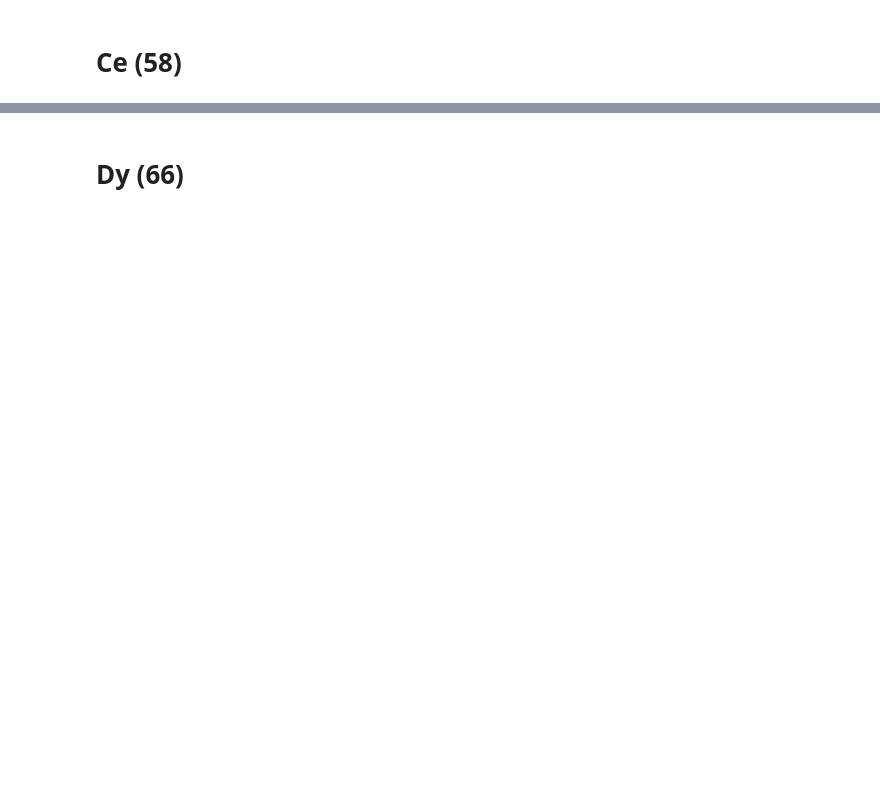
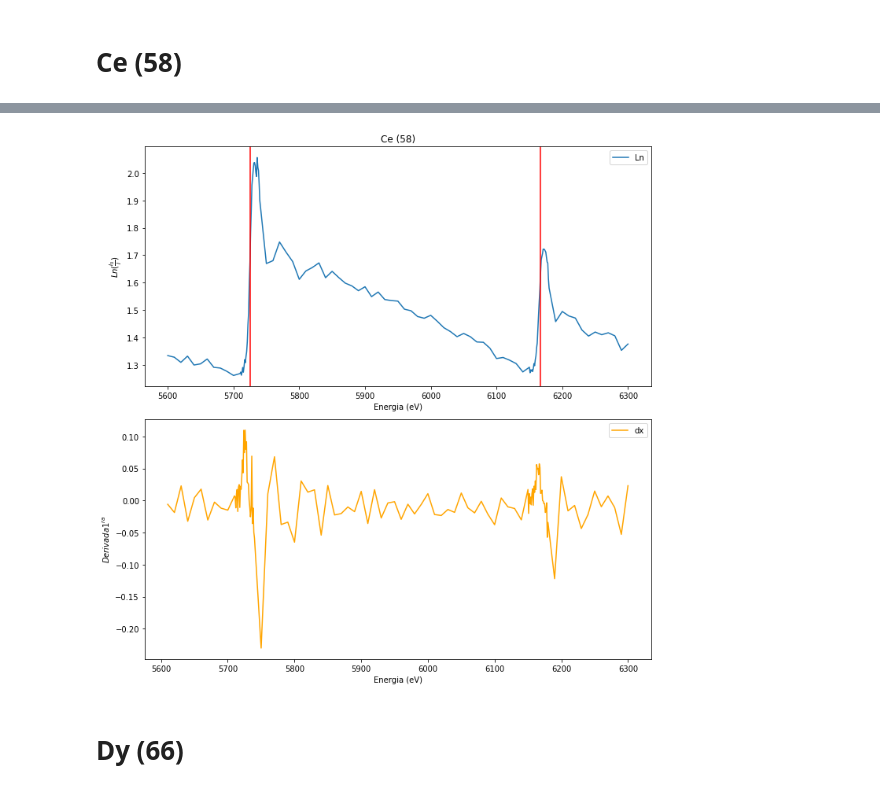
Before and after one commit to Lekkito/data-analysis-physics, a Jupyter notebook: spin-orbit/spinOrbita.ipynb, the cells around one changed output, grey strips where cells are left out. Cells and saved outputs as stored; diff of their text form; code cells hidden in the pictures; blank space fills up the shorter version.

```diff
--- a/spin-orbit/spinOrbita.ipynb
+++ b/spin-orbit/spinOrbita.ipynb
@@ -173,3 +161,33 @@ El valor de la diferencia de energía de Ce es 440 eV
+# %%
+fig, axs = plt.subplots(2, figsize=(10,10))  # Crea una figura con 2 subplots
+
+# Primer subplot: Ln vs Energia
+if not datos.empty:
+    axs[0].plot(datos['Energia (eV)'], datos['Ln'], label='Ln')
+    axs[0].axvline(x=CeL2, color='r', linestyle='-')
+    axs[0].axvline(x=CeL3, color='r', linestyle='-')
+    axs[0].set_xlabel('Energia (eV)')
+
+axs[0].set_ylabel(r'$Ln(\frac{I_{0}}{I})$')
+axs[0].legend()
+axs[0].set_ylabel(r'$Ln(\frac{I_{0}}{I})$')
+axs[0].legend()
+axs[0].set_title('Ce (58)')
+
+# Segundo subplot: dx vs Energia
+axs[1].plot(datos['Energia (eV)'], datos['dx'], label='dx', color='orange')
+#valor_dx_CeL3 = datos.loc[datos['Energia (eV)'] == CeL3, 'dx'].values[0]  # Obtiene el valor de dx en Energia = CeL3
+#valor_dx_CeL2 = datos.loc[datos['Energia (eV)'] == CeL2, 'dx'].values[0]  # Obtiene el valor de dx en Energia = CeL2
+#axs[1].scatter([CeL3, CeL2], [valor_dx_CeL3, valor_dx_CeL2], color='r')  # Dibuja puntos en (CeL3, valor_dx_CeL3) y (CeL2, valor_dx_CeL2)
+axs[1].set_xlabel('Energia (eV)')
+axs[1].set_ylabel(r'$Derivada 1^{ra}$')
+
+axs[1].legend()
+
+plt.tight_layout()  # Asegura que los subplots no se superpongan
+plt.show()
+# %% [output]
+[figure, added]
 # %% [markdown]
 # Dy (66)
 # %%
```
Also changed, not shown: parts of 65 cells of this notebook, 1 other file.
